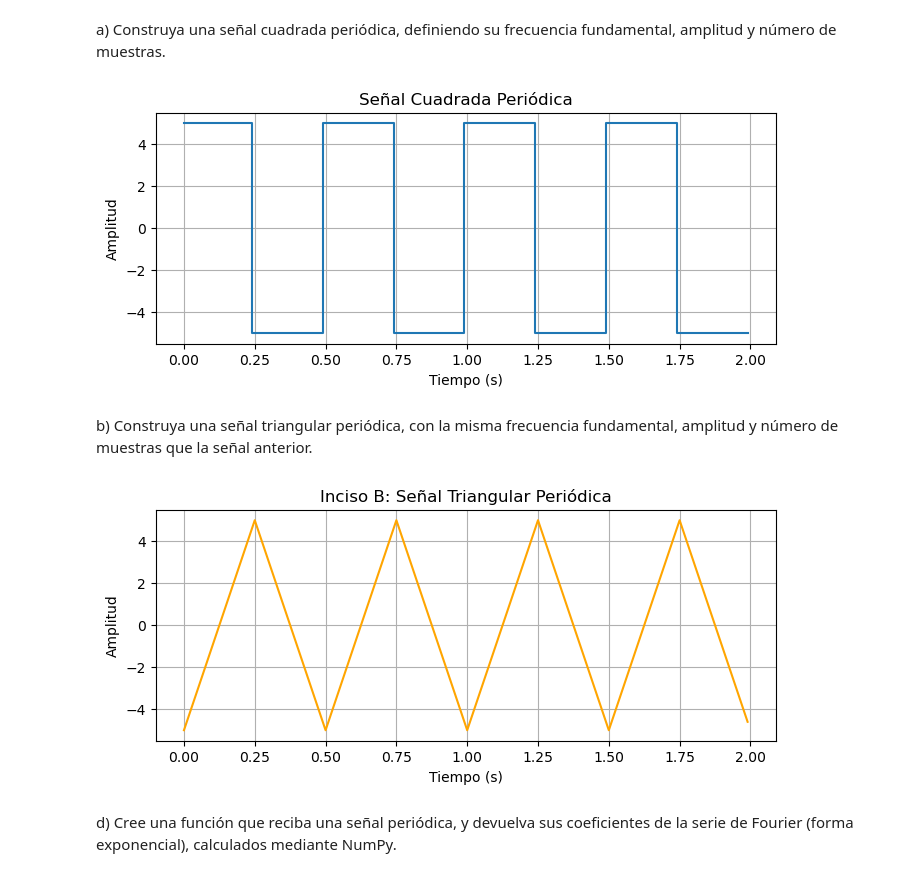
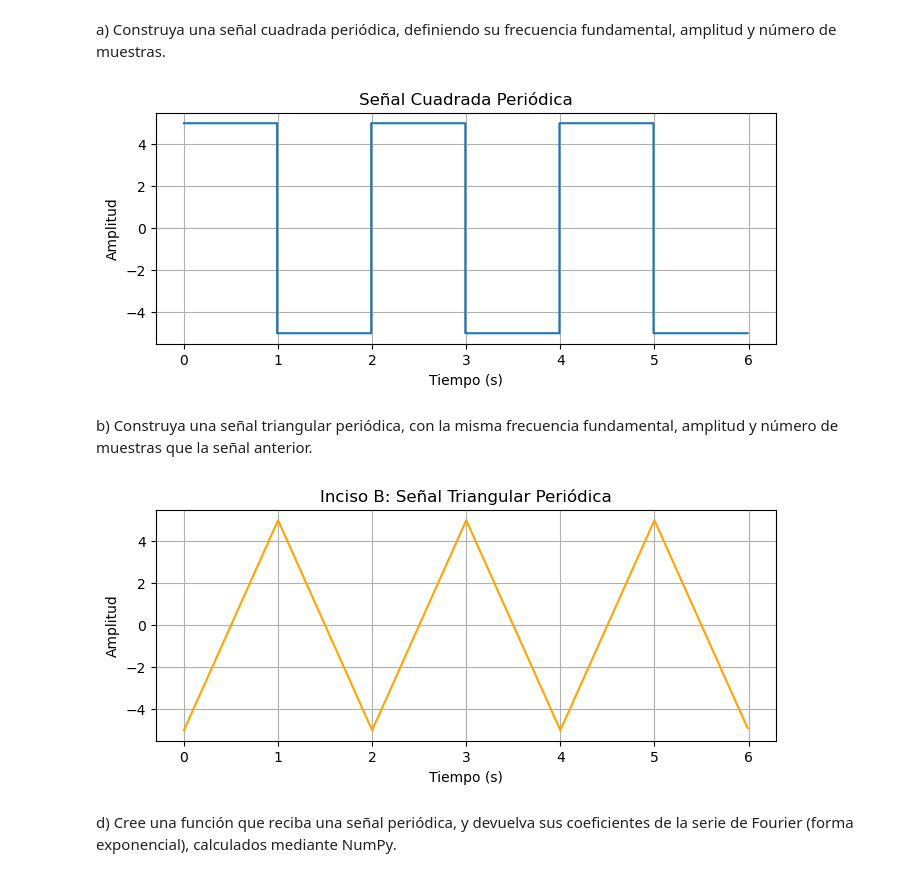
Before and after one commit to Victoriapn/Lab_Biose-ales, a Jupyter notebook: practica 3/practica_3_python.ipynb, the cells around one changed output. Cells and saved outputs as stored; diff of their text form; code cells hidden in the pictures.

```diff
--- a/practica 3/practica_3_python.ipynb
+++ b/practica 3/practica_3_python.ipynb
@@ -8,24 +8,24 @@ from scipy import signal
 # %%
 
 A = 5.0          # Amplitud
-f0 = 2.0         # Frecuencia fundamental en Hz
+f0 = 0.5         # Frecuencia fundamental en Hz
 fs = 100.0       # Frecuencia de muestreo en Hz
-N = 200          # Número total de muestras
+N = 600         # Número total de muestras
 
 # N muestras divididas por la frecuencia de muestreo nos da el tiempo total
 t = np.arange(N) / fs
 
 senal_cuadrada = A * signal.square(2 * np.pi * f0 * t)
 
 plt.figure(figsize=(8, 3))
 plt.plot(t, senal_cuadrada, drawstyle='steps-pre')
 plt.title('Señal Cuadrada Periódica')
 plt.xlabel('Tiempo (s)')
 plt.ylabel('Amplitud')
 plt.grid(True)
 plt.show()
 # %% [output]
-[figure, old version]
+[figure, new version]
 # %% [markdown]
 b) Construya una señal triangular periódica, con la misma frecuencia fundamental, amplitud y
 número de muestras que la señal anterior.
@@ -42,7 +42,7 @@ plt.ylabel('Amplitud')
 plt.grid(True)
 plt.show()
 # %% [output]
-[figure, old version]
+[figure, new version]
 # %% [markdown]
 d) Cree una función que reciba una señal periódica, y devuelva sus coeficientes de la serie de Fourier
 (forma exponencial), calculados mediante NumPy.
```
Also changed, not shown: parts of 7 cells of this notebook.
